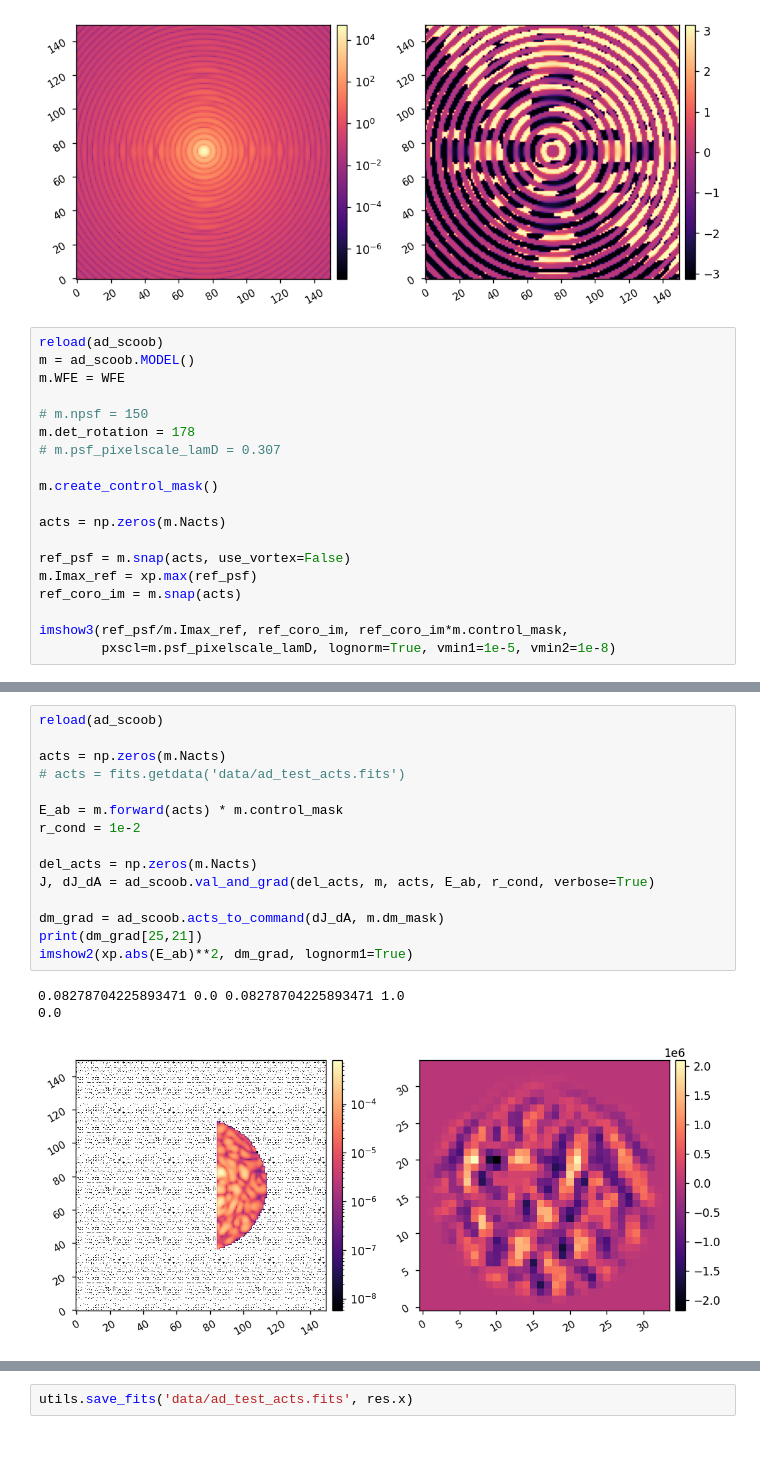
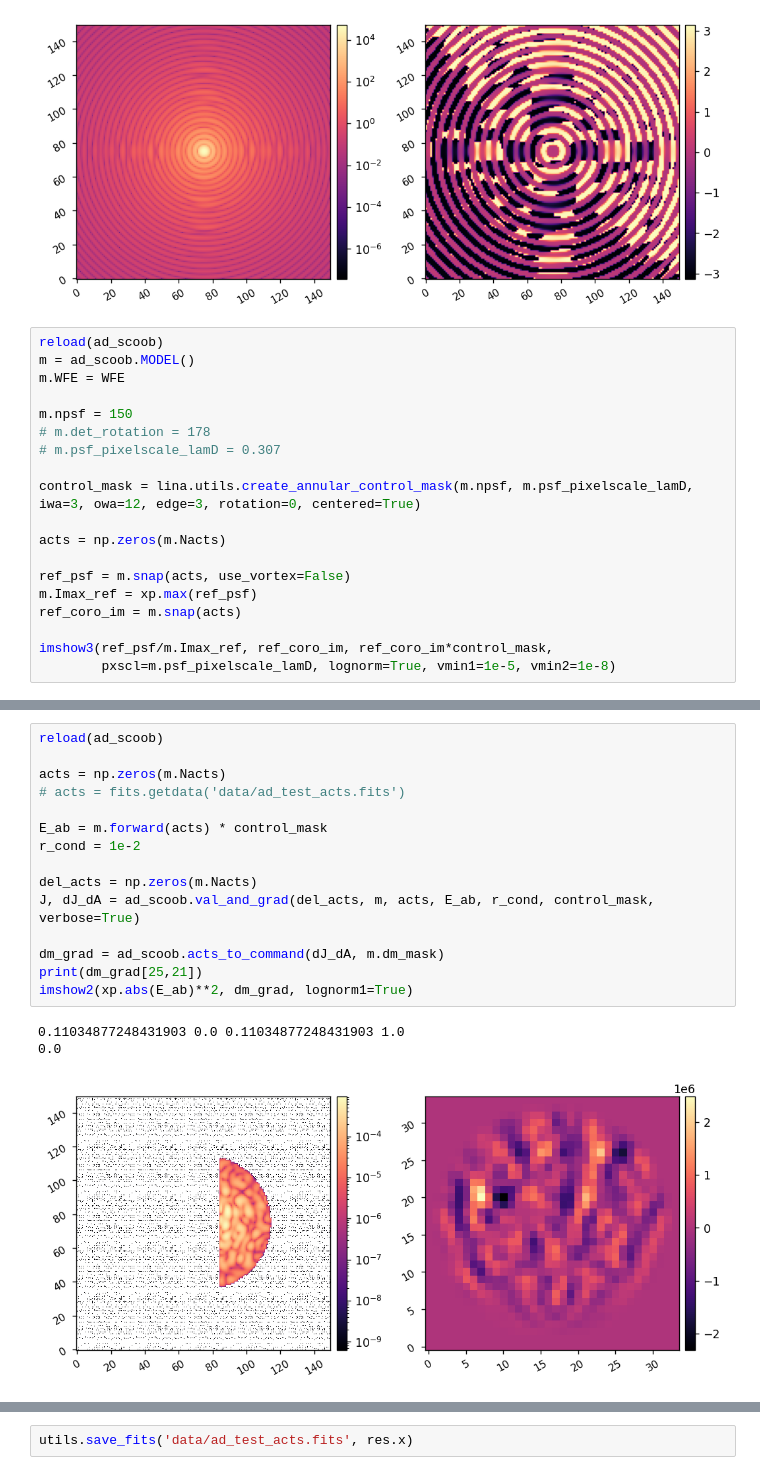
Before and after one commit to uasal/scoob-psf, a Jupyter notebook: notebooks/ad_scoob_efc.ipynb, the cells around one changed output, grey strips where cells are left out. Drawn from its saved outputs; the diff is of its cells as text; blank space fills up the shorter version.

Commit message:
testing a new AD model with less pixels to be more efficient

```diff
--- a/notebooks/ad_scoob_efc.ipynb
+++ b/notebooks/ad_scoob_efc.ipynb
@@ -59,11 +61,11 @@ reload(ad_scoob)
 m = ad_scoob.MODEL()
 m.WFE = WFE
 
-# m.npsf = 150
-m.det_rotation = 178
+m.npsf = 150
+# m.det_rotation = 178
 # m.psf_pixelscale_lamD = 0.307
 
-m.create_control_mask()
+control_mask = lina.utils.create_annular_control_mask(m.npsf, m.psf_pixelscale_lamD, iwa=3, owa=12, edge=3, rotation=0, centered=True)
 
 acts = np.zeros(m.Nacts)
 
@@ -71,7 +73,7 @@ ref_psf = m.snap(acts, use_vortex=False)
 m.Imax_ref = xp.max(ref_psf)
 ref_coro_im = m.snap(acts)
 
-imshow3(ref_psf/m.Imax_ref, ref_coro_im, ref_coro_im*m.control_mask,
+imshow3(ref_psf/m.Imax_ref, ref_coro_im, ref_coro_im*control_mask,
         pxscl=m.psf_pixelscale_lamD, lognorm=True, vmin1=1e-5, vmin2=1e-8)
 # %% [output]
 Oversampling > 2x suggested for reliable results in Fresnel propagation.
@@ -79,22 +81,22 @@ Oversampling > 2x suggested for reliable results in Fresnel propagation.
 # %%
 reload(ad_scoob)
 
 acts = np.zeros(m.Nacts)
 # acts = fits.getdata('data/ad_test_acts.fits')
 
-E_ab = m.forward(acts) * m.control_mask
+E_ab = m.forward(acts) * control_mask
 r_cond = 1e-2
 
 del_acts = np.zeros(m.Nacts)
-J, dJ_dA = ad_scoob.val_and_grad(del_acts, m, acts, E_ab, r_cond, verbose=True)
+J, dJ_dA = ad_scoob.val_and_grad(del_acts, m, acts, E_ab, r_cond, control_mask, verbose=True)
 
 dm_grad = ad_scoob.acts_to_command(dJ_dA, m.dm_mask)
 print(dm_grad[25,21])
 imshow2(xp.abs(E_ab)**2, dm_grad, lognorm1=True)
 # %% [output]
-0.08278704225893471 0.0 0.08278704225893471 1.0
+0.11034877248431903 0.0 0.11034877248431903 1.0
 0.0
-[figure, old version]
+[figure, new version]
 # %%
 
 acts = np.zeros(m.Nacts)
```
Also changed, not shown: parts of 5 cells of this notebook, 2 other files.
